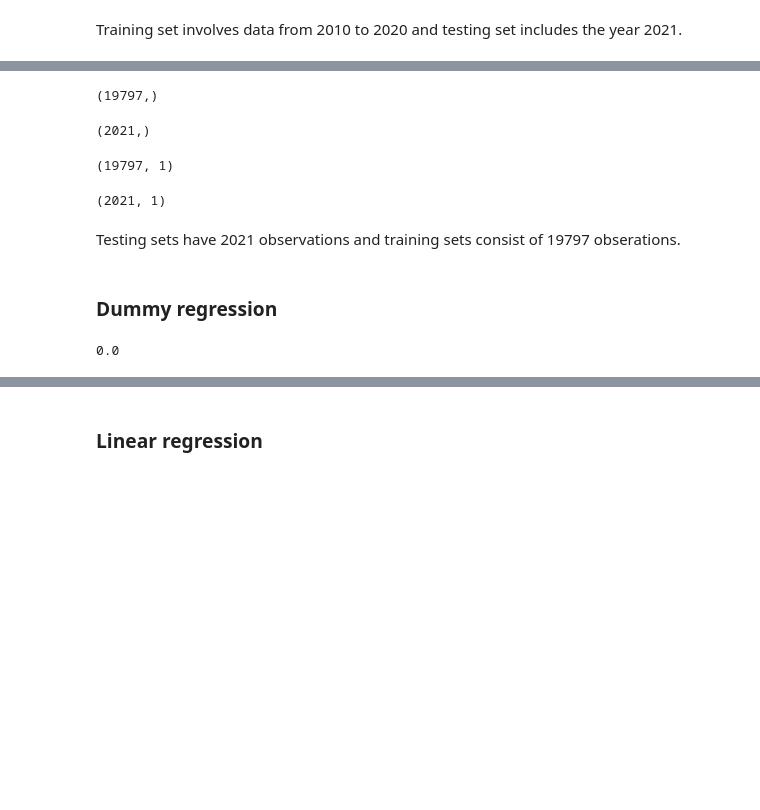
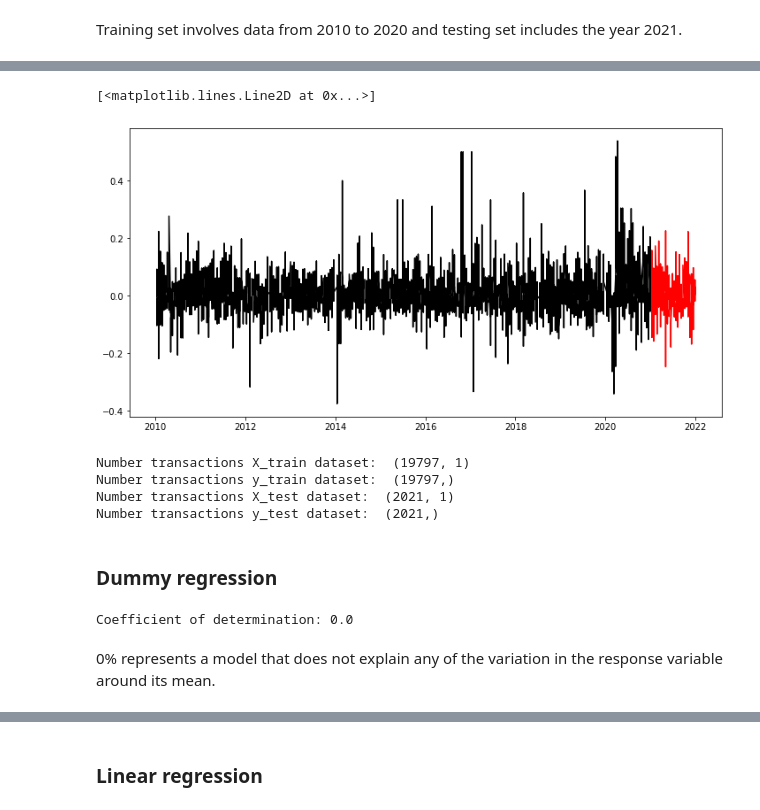
Before and after one commit to Agablue-red/MLClass, a Jupyter notebook: code/regression.ipynb, the cells around one changed output, grey strips where cells are left out. Drawn from its saved outputs; the diff is of its cells as text; code cells hidden in the pictures; blank space fills up the shorter version.

```diff
--- a/code/regression.ipynb
+++ b/code/regression.ipynb
@@ -148,31 +127,32 @@ X_train.head()
-# %%
-y_train.shape
-# %% [output]
-(19797,)
-# %%
-y_test.shape
-# %% [output]
-(2021,)
-# %%
-X_train.shape
-# %% [output]
-(19797, 1)
-# %%
-X_test.shape
-# %% [output]
-(2021, 1)
-# %% [markdown]
-Testing sets have 2021 observations and training sets consist of 19797 obserations.
+# %%
+fig, ax=plt.subplots(figsize=(12, 6))
+
+plt.plot(y_train, color = "black")
+plt.plot(y_test, color = "red")
+# %% [output]
+[<matplotlib.lines.Line2D at 0x...>]
+[figure, added]
+# %%
+print("Number transactions X_train dataset: ", X_train.shape)
+print("Number transactions y_train dataset: ", y_train.shape)
+print("Number transactions X_test dataset: ", X_test.shape)
+print("Number transactions y_test dataset: ", y_test.shape)
+# %% [output]
+Number transactions X_train dataset:  (19797, 1)
+Number transactions y_train dataset:  (19797,)
+Number transactions X_test dataset:  (2021, 1)
+Number transactions y_test dataset:  (2021,)
 # %% [markdown]
 ### Dummy regression
 # %%
 from sklearn.dummy import DummyRegressor
 # %%
+# train model
 reg_dummy = DummyRegressor(strategy = 'mean').fit(X_train, y_train)
 
-y_pred_dum = reg_dummy.predict(X_test)
-
-reg_dummy.score(X_train, y_train)
+print('Coefficient of determination:', reg_dummy.score(X_train, y_train))
 # %% [output]
-0.0
+Coefficient of determination: 0.0
+# %% [markdown]
+0% represents a model that does not explain any of the variation in the response variable around its mean.
 # %%
```
Also changed, not shown: parts of 17 cells of this notebook.
